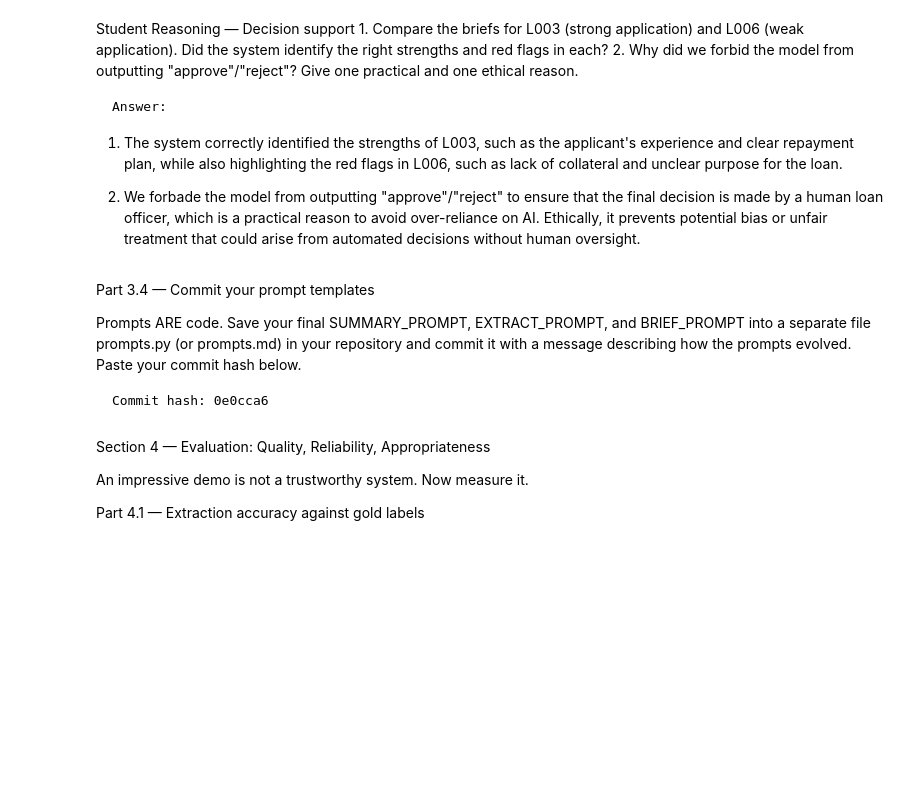
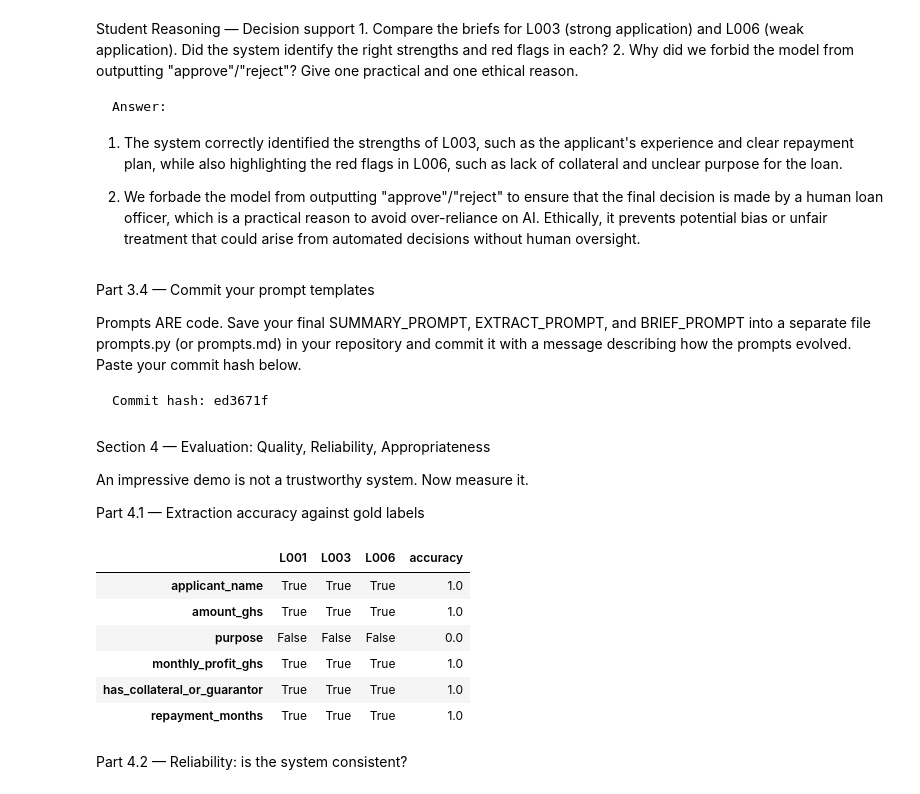
Before and after one commit to Nii-Sowah/lab-4-llm-decision-support, a Jupyter notebook: Lab_4.ipynb, the cells around one changed output. Drawn from its saved outputs; the diff is of its cells as text; code cells hidden in the pictures; blank space fills up the shorter version.

Commit message:
Part 4.2 and 4.3 — Add reliability and hallucination tests

```diff
--- a/Lab_4.ipynb
+++ b/Lab_4.ipynb
@@ -417,7 +417,7 @@ Part 3.4 — Commit your prompt templates
 
 Prompts ARE code. Save your final SUMMARY_PROMPT, EXTRACT_PROMPT, and BRIEF_PROMPT into a separate file prompts.py (or prompts.md) in your repository and commit it with a message describing how the prompts evolved. Paste your commit hash below.
 
-    Commit hash: 0e0cca6
+    Commit hash: ed3671f
 # %% [markdown]
 Section 4 — Evaluation: Quality, Reliability, Appropriateness
 
@@ -427,6 +427,42 @@ Part 4.1 — Extraction accuracy against gold labels
 # %%
 # TODO: For the three letters in GOLD, compare your extracted DataFrame to the gold values
 #   field by field. Compute per-field accuracy across the three letters
 #   (name matching can be case-insensitive; numbers must match exactly).
 
 # TODO: Display a small table: rows = fields, columns = L001 / L003 / L006 / accuracy.
+def field_accuracy(field, predicted, gold):
+    if predicted is None and gold is None:
+        return True
+    if predicted is None or gold is None:
+        return False
+    if isinstance(gold, str):
+        return str(predicted).strip().lower() == str(gold).strip().lower()
+    return predicted == gold
+
+
+fields = ["applicant_name", "amount_ghs", "purpose", "monthly_profit_ghs", "has_collateral_or_guarantor", "repayment_months"]
+
+comparison = {}
+for letter_id, gold_values in GOLD.items():
+     predicted_values = extracted[letter_id]
+     comparison[letter_id] = {
+        field: field_accuracy(field, predicted_values.get(field), gold_values.get(field))
+        for field in fields
+    }
+
+
+
+
+df_comparison = pd.DataFrame(comparison)
+df_comparison["accuracy"] = df_comparison.mean(axis=1)
+df_comparison
+# %% [output]
+|  | L001 | L003 | L006 | accuracy |
+| applicant_name | True | True | True | 1.0 |
+| amount_ghs | True | True | True | 1.0 |
+| purpose | False | False | False | 0.0 |
+| monthly_profit_ghs | True | True | True | 1.0 |
+| has_collateral_or_guarantor | True | True | True | 1.0 |
+| repayment_months | True | True | True | 1.0 |
+# %% [markdown]
+Part 4.2 — Reliability: is the system consistent?
```
Also changed, not shown: parts of 4 cells of this notebook.
